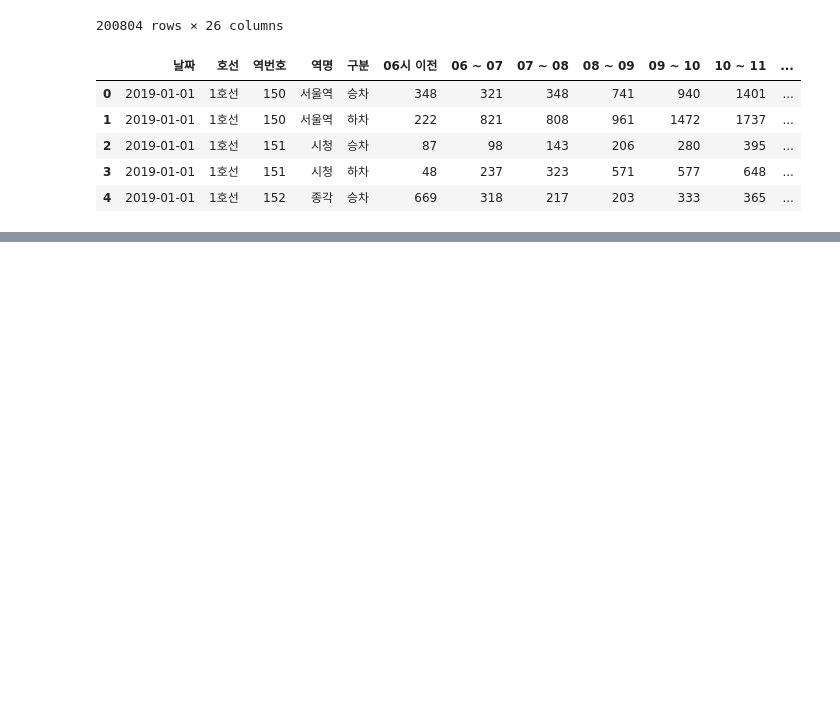
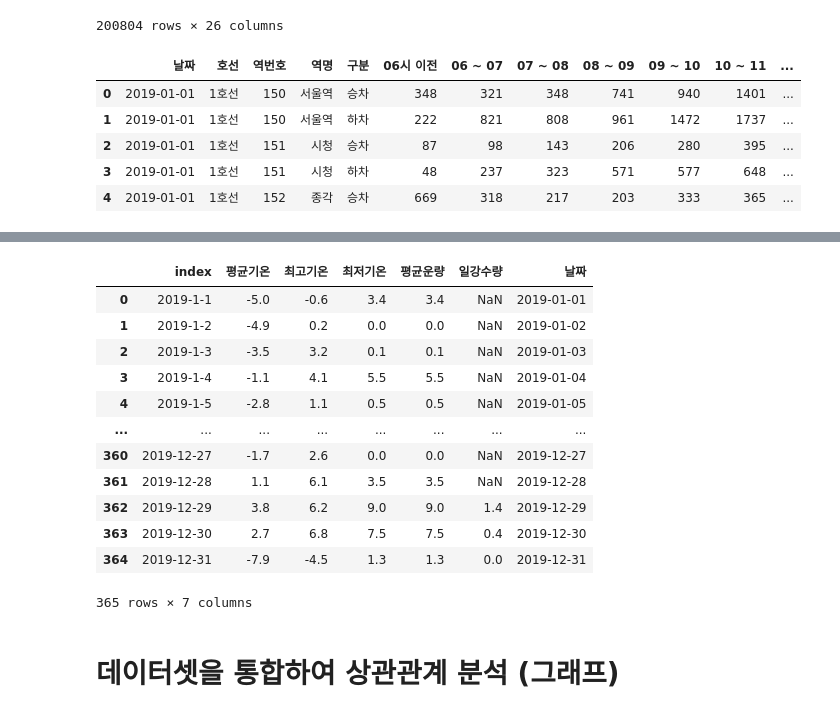
Before and after one commit to degru82/datasci_2020, a Jupyter notebook: mass_transit_demand.ipynb, the cells around one changed output, grey strips where cells are left out. Saved outputs shown, nothing was run; the diff lists cells and outputs as text; code cells hidden in the pictures; blank space fills up the shorter version.

```diff
--- a/mass_transit_demand.ipynb
+++ b/mass_transit_demand.ipynb
@@ -165,0 +197,2 @@ dfcopy.head()
+# %%
+response = requests.get(base_url+query_str)
@@ -165,0 +219,14 @@ dfcopy.head()
+# %%
+date_rows = table_rows[::2]
+weather_rows = table_rows[1::2]
+
+monthly_weather = {}
+
+for tr_date, tr_wthr in zip(date_rows, weather_rows):
+    for td_date, td_wthr in zip(tr_date, tr_wthr):
+        weather_contents = str(td_wthr)[23:-5]
+        weathers = weather_contents.split('<br/>')
+        weathers = [w.strip('\n') for w in weathers]
+        monthly_weather[td_date.string] = weathers
+
+monthly_weather['15일'], monthly_weather['1일']
@@ -165,0 +336,27 @@ dfcopy.head()
+# %%
+import pandas as pd
+
+
+
+year = 2019
+months = range(1, 13)
+
+dataframes_12mon = []
+
+for m in months:
+    soup = convert_weatherlog_to_bsoup(year, m)
+    w_dict = convert_bsoup_to_dict(soup, year, m)
+
+    df = pd.DataFrame(w_dict).T
+    dataframes_12mon.append(df)
+
+df_concat = pd.concat(dataframes_12mon)
+df_concat = df_concat.reset_index()
+# %%
+df_concat['날짜'] = pd.to_datetime(df_concat['index'], format='%Y-%m-%d')
+df_concat['평균기온'] = pd.to_numeric(df_concat['평균기온'])
+df_concat['최고기온'] = pd.to_numeric(df_concat['최고기온'])
+df_concat['최저기온'] = pd.to_numeric(df_concat['평균운량'])
+df_concat['평균운량'] = pd.to_numeric(df_concat['평균운량'])
+df_concat['일강수량'] = pd.to_numeric(df_concat['일강수량'])
+df_concat.info()
@@ -165,0 +378,18 @@ dfcopy.head()
+# %%
+df_concat
+# %% [output]
+|  | index | 평균기온 | 최고기온 | 최저기온 | 평균운량 | 일강수량 | 날짜 |
+| 0 | 2019-1-1 | -5.0 | -0.6 | 3.4 | 3.4 | NaN | 2019-01-01 |
+| 1 | 2019-1-2 | -4.9 | 0.2 | 0.0 | 0.0 | NaN | 2019-01-02 |
+| 2 | 2019-1-3 | -3.5 | 3.2 | 0.1 | 0.1 | NaN | 2019-01-03 |
+| 3 | 2019-1-4 | -1.1 | 4.1 | 5.5 | 5.5 | NaN | 2019-01-04 |
+| 4 | 2019-1-5 | -2.8 | 1.1 | 0.5 | 0.5 | NaN | 2019-01-05 |
+| ... | ... | ... | ... | ... | ... | ... | ... |
+| 360 | 2019-12-27 | -1.7 | 2.6 | 0.0 | 0.0 | NaN | 2019-12-27 |
+| 361 | 2019-12-28 | 1.1 | 6.1 | 3.5 | 3.5 | NaN | 2019-12-28 |
+| 362 | 2019-12-29 | 3.8 | 6.2 | 9.0 | 9.0 | 1.4 | 2019-12-29 |
+| 363 | 2019-12-30 | 2.7 | 6.8 | 7.5 | 7.5 | 0.4 | 2019-12-30 |
+| 364 | 2019-12-31 | -7.9 | -4.5 | 1.3 | 1.3 | 0.0 | 2019-12-31 |
+365 rows × 7 columns
+# %% [markdown]
+# 데이터셋을 통합하여 상관관계 분석 (그래프)
```
Also changed, not shown: parts of 23 cells of this notebook.
